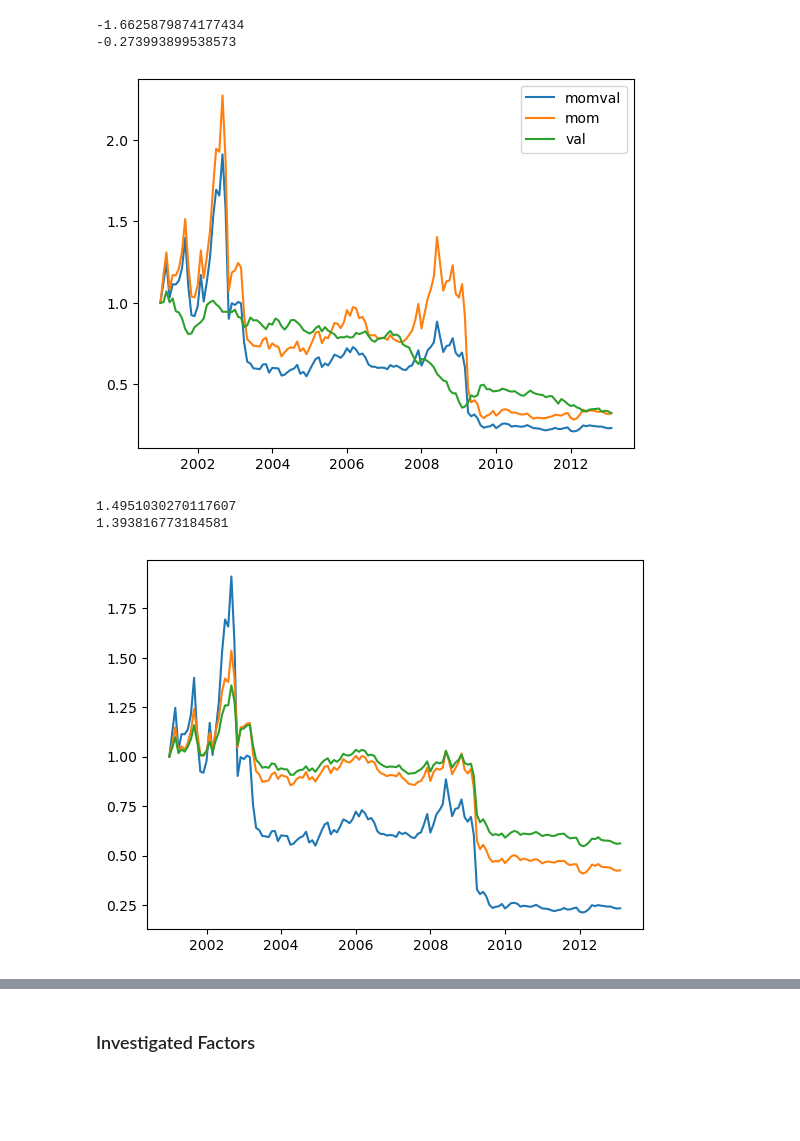
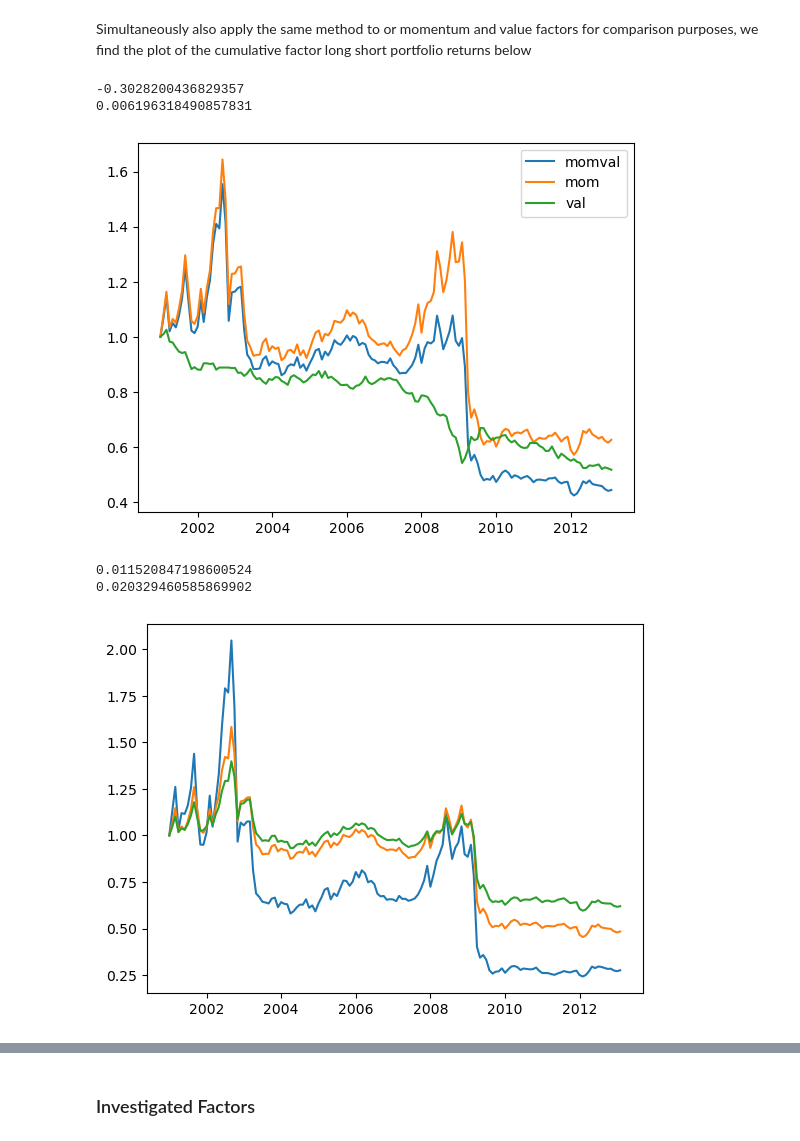
Before and after one commit to Toby3220/EF-5058-HFS, a Jupyter notebook: Group Project/main.ipynb, the cells around one changed output, grey strips where cells are left out. Drawn from its saved outputs; the diff is of its cells as text; code cells hidden in the pictures; blank space fills up the shorter version.

```diff
--- a/Group Project/main.ipynb
+++ b/Group Project/main.ipynb
@@ -87,0 +126,7 @@ out_dict = cb.dict_transfer(df_dict,["ret","VAL","MOM","MOM-A","SUP","ERG","CAP"
+# %%
+
+
+# size factor
+df_dict["CAP"] = df_dict["mcap"]
+
+out_dict = cb.dict_transfer(df_dict,["ret","VAL","MOM","MOM-A","SUP","ERG","CAP","EST","ETG","ABR"])
@@ -112,54 +175,57 @@ data.calc_z_scores(True,["MOM-A","ERG","ETG","ABR"],False,clip="True")
+# %%
+# calculate momentum value composite factor
+momval = (0.5*data.get("VAL").fillna(0)
+          +0.5*data.get("MOM").fillna(0))
+data.append("MOM_VAL", momval)
+# data.regulate(["MOM_VAL"])
+# data.calc_z_scores(inplace=True,fields=["MOM_VAL"])
+port_momval = data.to_port("MOM_VAL",tmbool=tmbool_train)
+
+
+port_momval.gen_weights_from_score(0.3)
+momval_ret, momval_cret = port_momval.get_port_ret(weight=port_momval.lsw,bps=10)
+# %% [markdown]
+Simultaneously also apply the same method to or momentum and value factors for comparison purposes, we find the plot of the cumulative factor long short portfolio returns below
 # %%
-# calculate momentum value composite factor
-momval = (data.get("VAL").fillna(0)+data.get("MOM").fillna(0))/2
-data.append("MOM_VAL", momval)
-# data.regulate(["MOM_VAL"])
-data.calc_z_scores(inplace=True,fields=["MOM_VAL"])
-port_momval = data.to_port("MOM_VAL",tmbool=tmbool_train)
-
-
-port_momval.gen_weights_from_score(0.1)
-momval_ret, momval_cret = port_momval.get_port_ret(weight=port_momval.lsw,bps=10)
-
 port_mom = data.to_port("MOM",tmbool=tmbool_train)
-port_mom.gen_weights_from_score(0.1)
+port_mom.gen_weights_from_score(0.3)
 mom_ret, mom_cret = port_mom.get_port_ret(weight=port_mom.lsw,bps=10)
 
 port_val = data.to_port("VAL",tmbool=tmbool_train)
-port_val.gen_weights_from_score(0.1)
-mom_ret, val_cret = port_val.get_port_ret(weight=port_val.lsw,bps=10)
+port_val.gen_weights_from_score(0.3)
+val_ret, val_cret = port_val.get_port_ret(weight=port_val.lsw,bps=10)
 
 plt.plot(momval_cret)
 plt.plot(mom_cret)
 plt.plot(val_cret)
 
 plt.legend(["momval","mom","val"])
-print(cb.infomation_ratio(momval_cret,mom_cret))
-print(cb.infomation_ratio(momval_cret,val_cret))
+print(cb.infomation_ratio(momval_ret,mom_ret))
+print(cb.infomation_ratio(momval_ret,val_ret))
 # %% [output]
--1.6625879874177434
--0.273993899538573
+-0.3028200436829357
+0.006196318490857831
-[figure, old version]
+[figure, new version]
 # %%
 port_momval.gen_weights_from_score(0.1)
-_, momval_tcret = port_momval.get_port_ret(weight=port_momval.lsw,bps=10)
+momval_tret, momval_tcret = port_momval.get_port_ret(weight=port_momval.lsw,bps=10)
 
 port_momval.gen_weights_from_score(0.3)
-_, momval_tcret2 = port_momval.get_port_ret(weight=port_momval.lsw,bps=10)
+momval_tret2, momval_tcret2 = port_momval.get_port_ret(weight=port_momval.lsw,bps=10)
 
 port_momval.gen_weights_from_score(0.5)
-_, momval_tcret3 = port_momval.get_port_ret(weight=port_momval.lsw,bps=10)
+momval_tret3, momval_tcret3 = port_momval.get_port_ret(weight=port_momval.lsw,bps=10)
 
 plt.plot(momval_tcret)
 plt.plot(momval_tcret2)
 plt.plot(momval_tcret3)
 
-print(cb.infomation_ratio(momval_tcret2,momval_tcret))
-print(cb.infomation_ratio(momval_tcret3,momval_tcret))
+print(cb.infomation_ratio(momval_tret2,momval_tret))
+print(cb.infomation_ratio(momval_tret3,momval_tret))
 # %% [output]
-1.4951030270117607
-1.393816773184581
+0.011520847198600524
+0.020329460585869902
-[figure, old version]
+[figure, new version]
 # %%
 
 _, momval_tcret = port_momval.get_port_ret(weight=port_momval.lw,bps=10)
```
Also changed, not shown: parts of 36 cells of this notebook, 1 other file.
